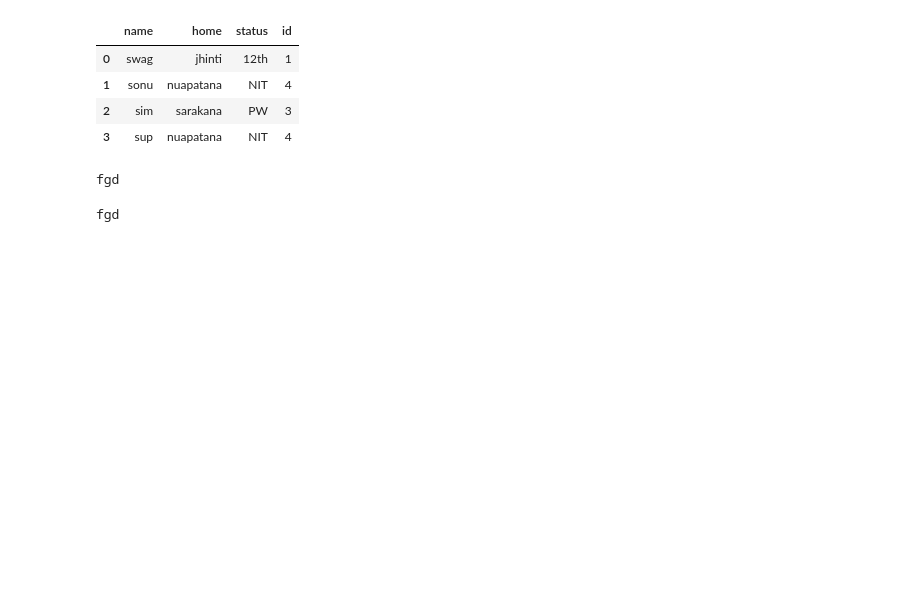
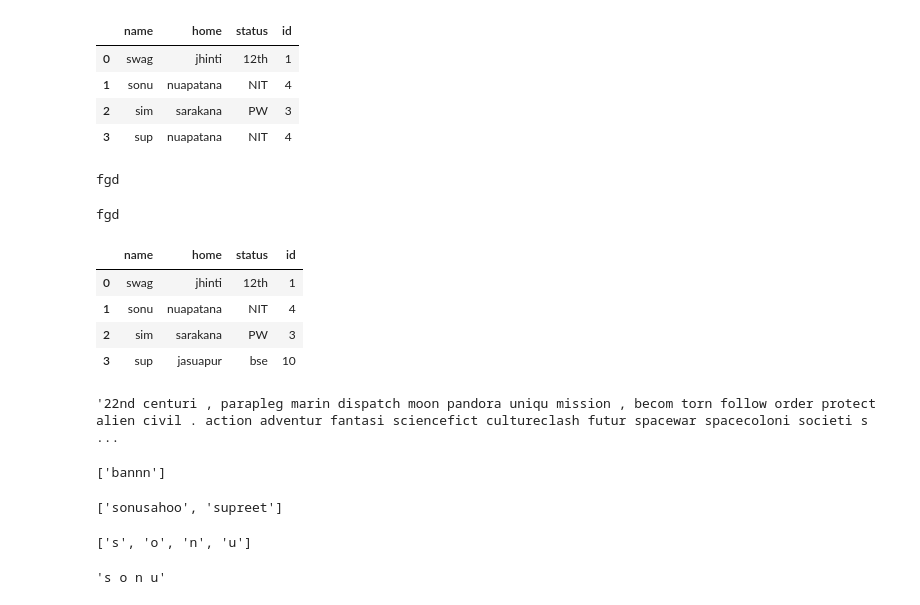
Before and after one commit to Loka189/moviementor, a Jupyter notebook: Rough.ipynb, the cells around one changed output. Drawn from its saved outputs; the diff is of its cells as text; code cells hidden in the pictures; blank space fills up the shorter version.

```diff
--- a/Rough.ipynb
+++ b/Rough.ipynb
@@ -351,0 +355,39 @@ fgd
+# %%
+x=pd.read_csv('frds.csv')
+x
+# %% [output]
+|  | name | home | status | id |
+| 0 | swag | jhinti | 12th | 1 |
+| 1 | sonu | nuapatana | NIT | 4 |
+| 2 | sim | sarakana | PW | 3 |
+| 3 | sup | jasuapur | bse | 10 |
+# %%
+y=pd.read_csv('tmdb5kPrePData.csv')
+y.loc[0,'tags']
+# %% [output]
+'22nd centuri , parapleg marin dispatch moon pandora uniqu mission , becom torn follow order protect alien civil . action adventur fantasi sciencefict cultureclash futur spacewar spacecoloni societi s ...
+# %%
+x=[{'over':'bannn'},{'gf':'me'}]
+y=[x[0]['over']]
+y
+# %% [output]
+['bannn']
+# %%
+x=['sonu sahoo','sup reet']
+y=(lambda x:[i.replace(" ","") for i in x])
+x=y(x)
+x
+# %% [output]
+['sonusahoo', 'supreet']
+# %%
+x=['s','o']
+y=['n','u']
+z=x+y
+z
+# %% [output]
+['s', 'o', 'n', 'u']
+# %%
+z=' '.join(z)
+z
+# %% [output]
+'s o n u'
```
Also changed, not shown: parts of 2 cells of this notebook, 11 other files.
